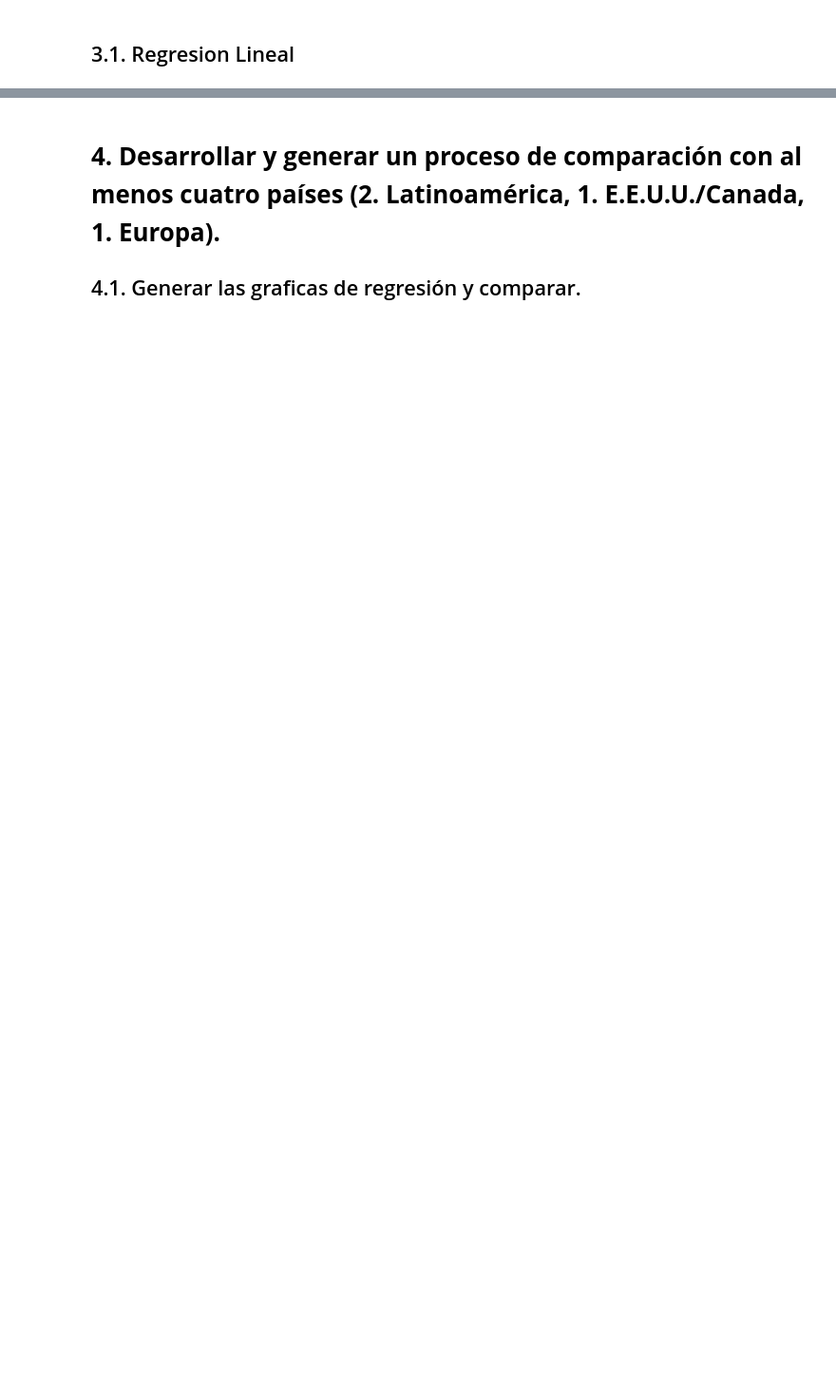
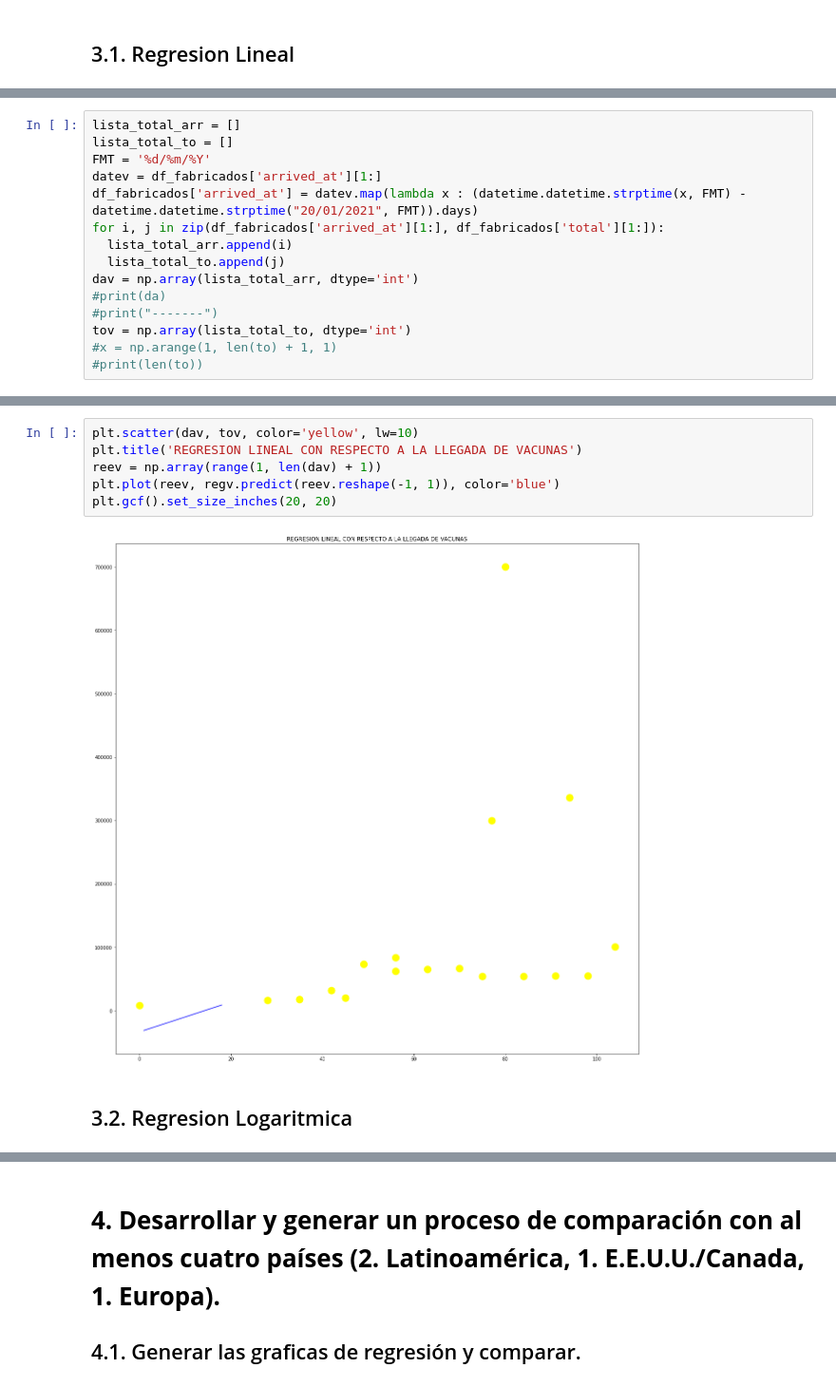
Before and after one commit to GabrielChuchuca/Prueba1InterSimulacion, a Jupyter notebook: PruebaSimulacion.ipynb, the cells around one changed output, grey strips where cells are left out. Shown at 95% size. Cells and saved outputs as stored; diff of their text form; blank space fills up the shorter version.

```diff
--- a/PruebaSimulacion.ipynb
+++ b/PruebaSimulacion.ipynb
@@ -112,0 +187,15 @@ TypeError: ignored
+# %%
+lista_total_arr = []
+lista_total_to = []
+FMT = '%d/%m/%Y'
+datev = df_fabricados['arrived_at'][1:]
+df_fabricados['arrived_at'] = datev.map(lambda x : (datetime.datetime.strptime(x, FMT) - datetime.datetime.strptime("20/01/2021", FMT)).days)
+for i, j in zip(df_fabricados['arrived_at'][1:], df_fabricados['total'][1:]):
+  lista_total_arr.append(i)
+  lista_total_to.append(j)
+dav = np.array(lista_total_arr, dtype='int')
+#print(da)
+#print("-------")
+tov = np.array(lista_total_to, dtype='int')
+#x = np.arange(1, len(to) + 1, 1)
+#print(len(to))
@@ -112,0 +224,10 @@ TypeError: ignored
+# %%
+plt.scatter(dav, tov, color='yellow', lw=10)
+plt.title('REGRESION LINEAL CON RESPECTO A LA LLEGADA DE VACUNAS')
+reev = np.array(range(1, len(dav) + 1))
+plt.plot(reev, regv.predict(reev.reshape(-1, 1)), color='blue')
+plt.gcf().set_size_inches(20, 20)
+# %% [output]
+[figure, added]
+# %% [markdown]
+## 3.2. Regresion Logaritmica
```
Also changed, not shown: parts of 44 cells of this notebook.
